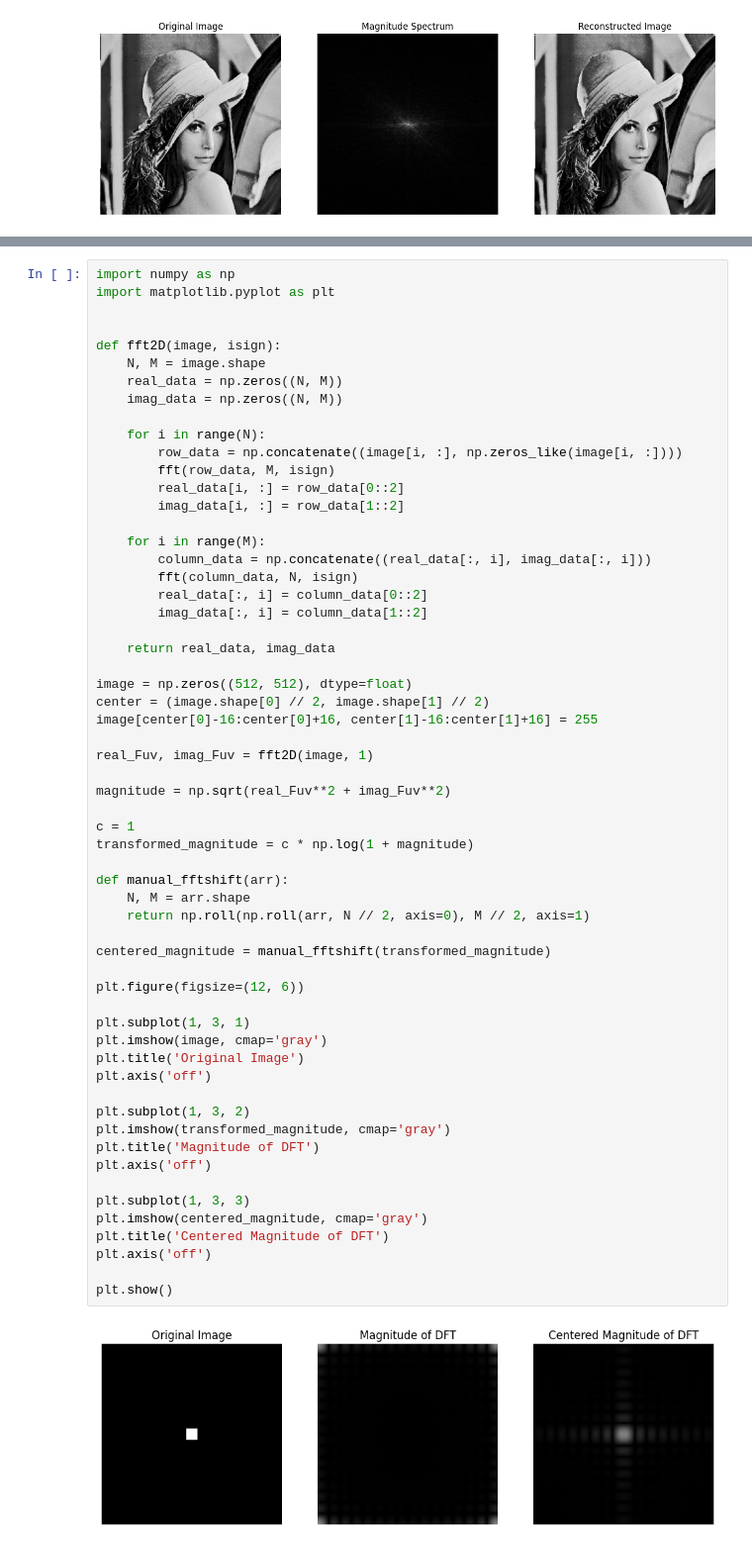
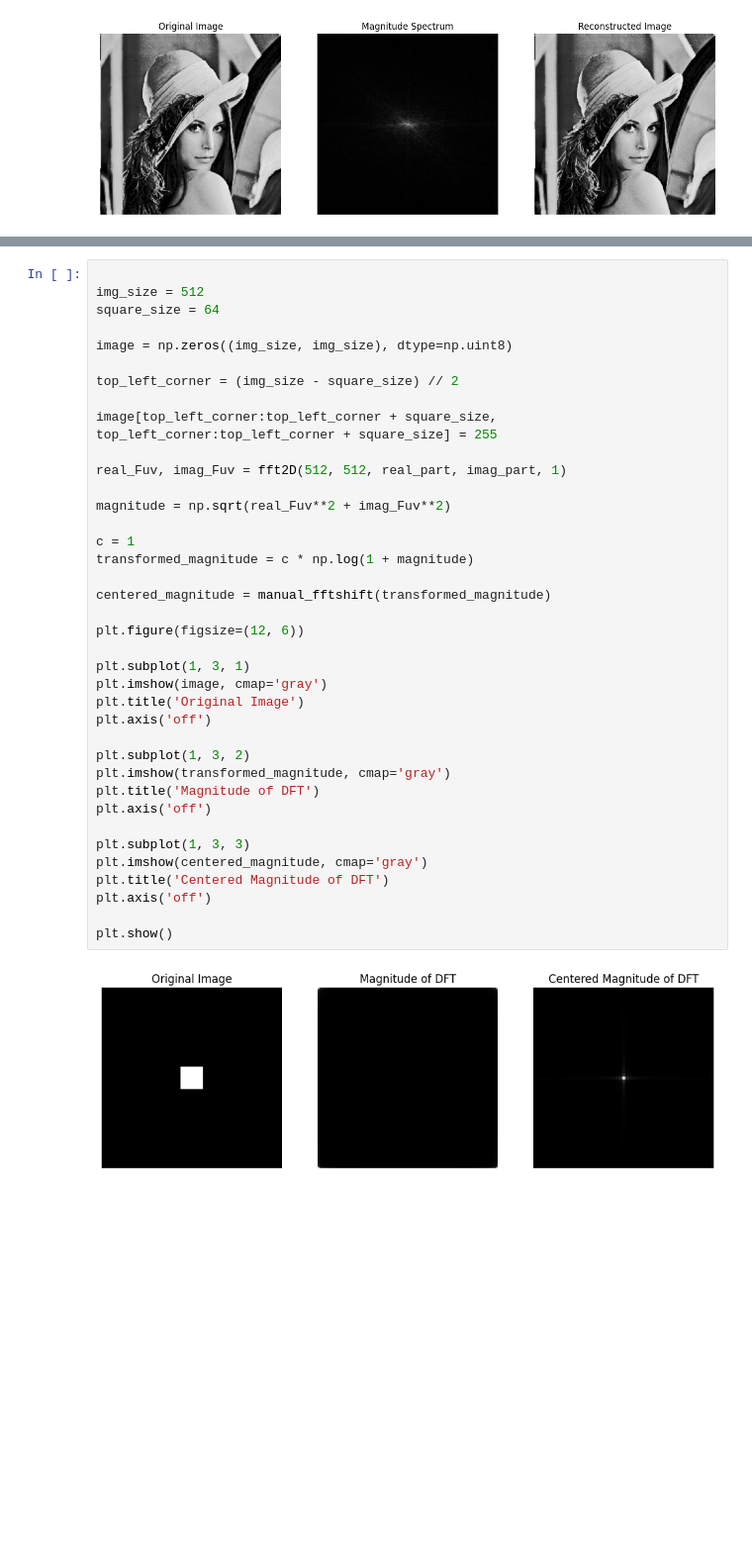
Before and after one commit to charalampidi-gabriella/cs474-pa3, a Jupyter notebook: fft.ipynb, the cells around one changed output, grey strips where cells are left out. Shown at 99% size. Cells and saved outputs as stored; diff of their text form; blank space fills up the shorter version.

```diff
--- a/fft.ipynb
+++ b/fft.ipynb
@@ -231,64 +276,43 @@ plt.show()
 # %%
-import numpy as np
-import matplotlib.pyplot as plt
 
+img_size = 512
+square_size = 64
 
-def fft2D(image, isign):
-    N, M = image.shape
-    real_data = np.zeros((N, M))
-    imag_data = np.zeros((N, M))
+image = np.zeros((img_size, img_size), dtype=np.uint8)
 
-    for i in range(N):
-        row_data = np.concatenate((image[i, :], np.zeros_like(image[i, :])))
-        fft(row_data, M, isign)
-        real_data[i, :] = row_data[0::2]
-        imag_data[i, :] = row_data[1::2]
+top_left_corner = (img_size - square_size) // 2
 
-    for i in range(M):
-        column_data = np.concatenate((real_data[:, i], imag_data[:, i]))
-        fft(column_data, N, isign)
-        real_data[:, i] = column_data[0::2]
-        imag_data[:, i] = column_data[1::2]
+image[top_left_corner:top_left_corner + square_size, top_left_corner:top_left_corner + square_size] = 255
 
-    return real_data, imag_data
-
-image = np.zeros((512, 512), dtype=float)
-center = (image.shape[0] // 2, image.shape[1] // 2)
-image[center[0]-16:center[0]+16, center[1]-16:center[1]+16] = 255
-
-real_Fuv, imag_Fuv = fft2D(image, 1)
+real_Fuv, imag_Fuv = fft2D(512, 512, real_part, imag_part, 1)
 
 magnitude = np.sqrt(real_Fuv**2 + imag_Fuv**2)
 
 c = 1
 transformed_magnitude = c * np.log(1 + magnitude)
-
-def manual_fftshift(arr):
-    N, M = arr.shape
-    return np.roll(np.roll(arr, N // 2, axis=0), M // 2, axis=1)
 
 centered_magnitude = manual_fftshift(transformed_magnitude)
 
 plt.figure(figsize=(12, 6))
 
 plt.subplot(1, 3, 1)
 plt.imshow(image, cmap='gray')
 plt.title('Original Image')
 plt.axis('off')
 
 plt.subplot(1, 3, 2)
 plt.imshow(transformed_magnitude, cmap='gray')
 plt.title('Magnitude of DFT')
 plt.axis('off')
 
 plt.subplot(1, 3, 3)
 plt.imshow(centered_magnitude, cmap='gray')
 plt.title('Centered Magnitude of DFT')
 plt.axis('off')
 
 plt.show()
 # %% [output]
-[figure, old version]
+[figure, new version]
 # %%
 
 img_size = 512
```
Also changed, not shown: parts of 5 cells of this notebook.
